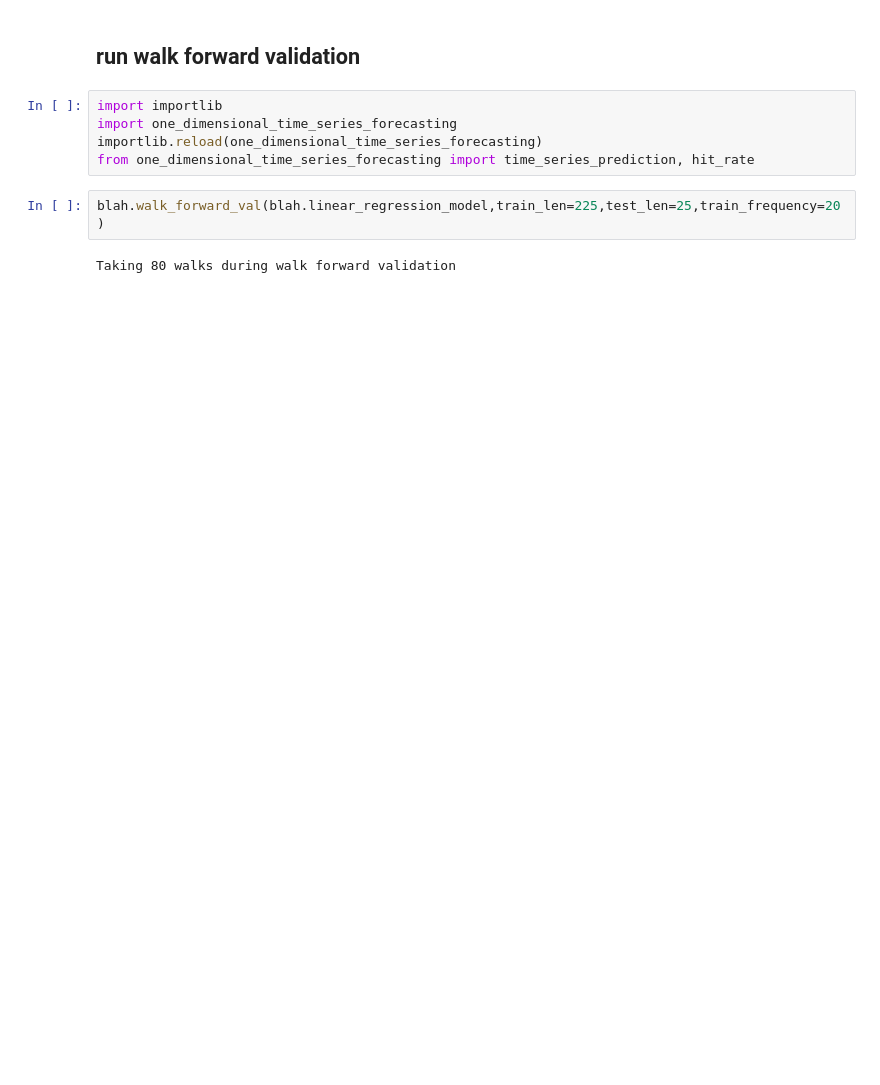
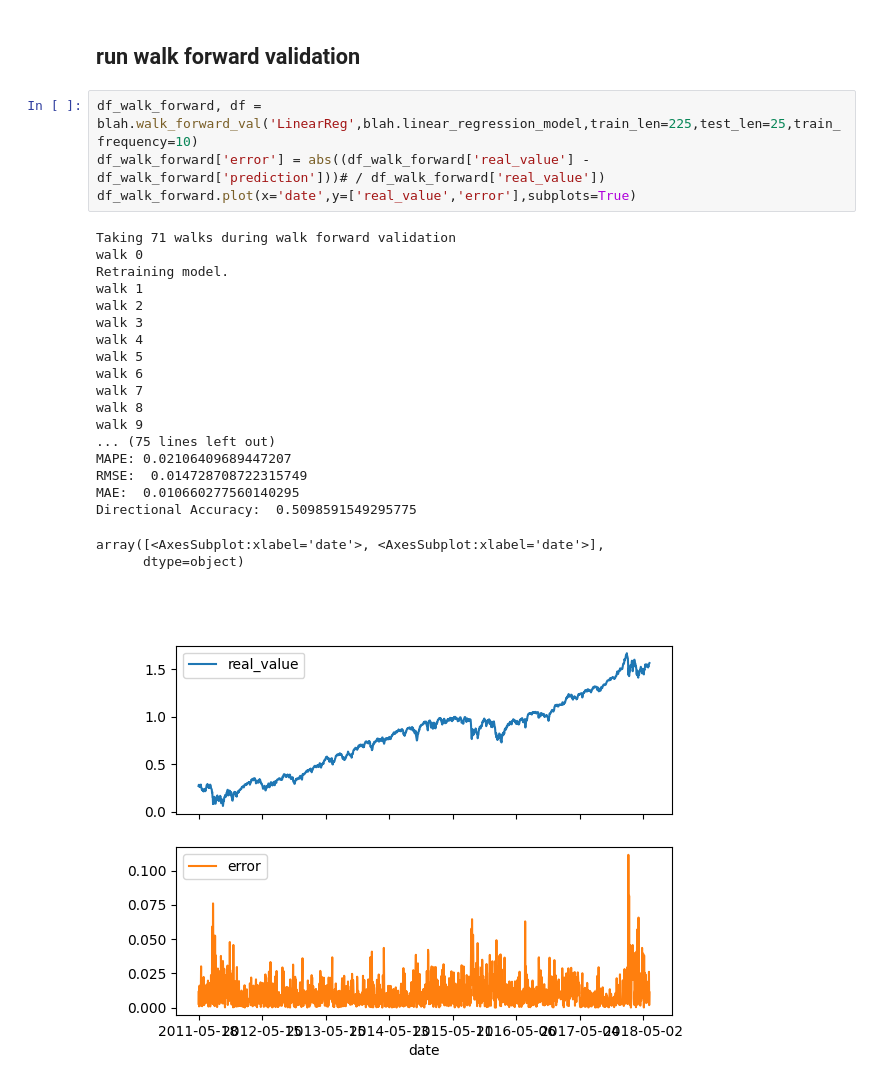
Before and after one commit to tristanmckechnie/tristan_meng_data_science, a Jupyter notebook: walk_forward_validation.ipynb, the cells around one changed output. Drawn from its saved outputs; the diff is of its cells as text; blank space fills up the shorter version.

Commit message:
completed the addition of walk forward validation

```diff
--- a/walk_forward_validation.ipynb
+++ b/walk_forward_validation.ipynb
@@ -103,11 +127,27 @@ MAE:  0.009669122860464499
 # %% [markdown]
 ## run walk forward validation
-# %%
-import importlib
-import one_dimensional_time_series_forecasting
-importlib.reload(one_dimensional_time_series_forecasting)
-from one_dimensional_time_series_forecasting import time_series_prediction, hit_rate
-# %%
-blah.walk_forward_val(blah.linear_regression_model,train_len=225,test_len=25,train_frequency=20)
-# %% [output]
-Taking 80 walks during walk forward validation
+# %%
+df_walk_forward, df = blah.walk_forward_val('LinearReg',blah.linear_regression_model,train_len=225,test_len=25,train_frequency=10)
+df_walk_forward['error'] = abs((df_walk_forward['real_value'] - df_walk_forward['prediction']))# / df_walk_forward['real_value'])
+df_walk_forward.plot(x='date',y=['real_value','error'],subplots=True)
+# %% [output]
+Taking 71 walks during walk forward validation
+walk 0
+Retraining model.
+walk 1
+walk 2
+walk 3
+walk 4
+walk 5
+walk 6
+walk 7
+walk 8
+walk 9
+... (75 lines left out)
+MAPE: 0.02106409689447207
+RMSE:  0.014728708722315749
+MAE:  0.010660277560140295
+Directional Accuracy:  0.5098591549295775
+array([<AxesSubplot:xlabel='date'>, <AxesSubplot:xlabel='date'>],
+      dtype=object)
+[figure, added]
```
Also changed, not shown: parts of 4 cells of this notebook, 1 other file.
